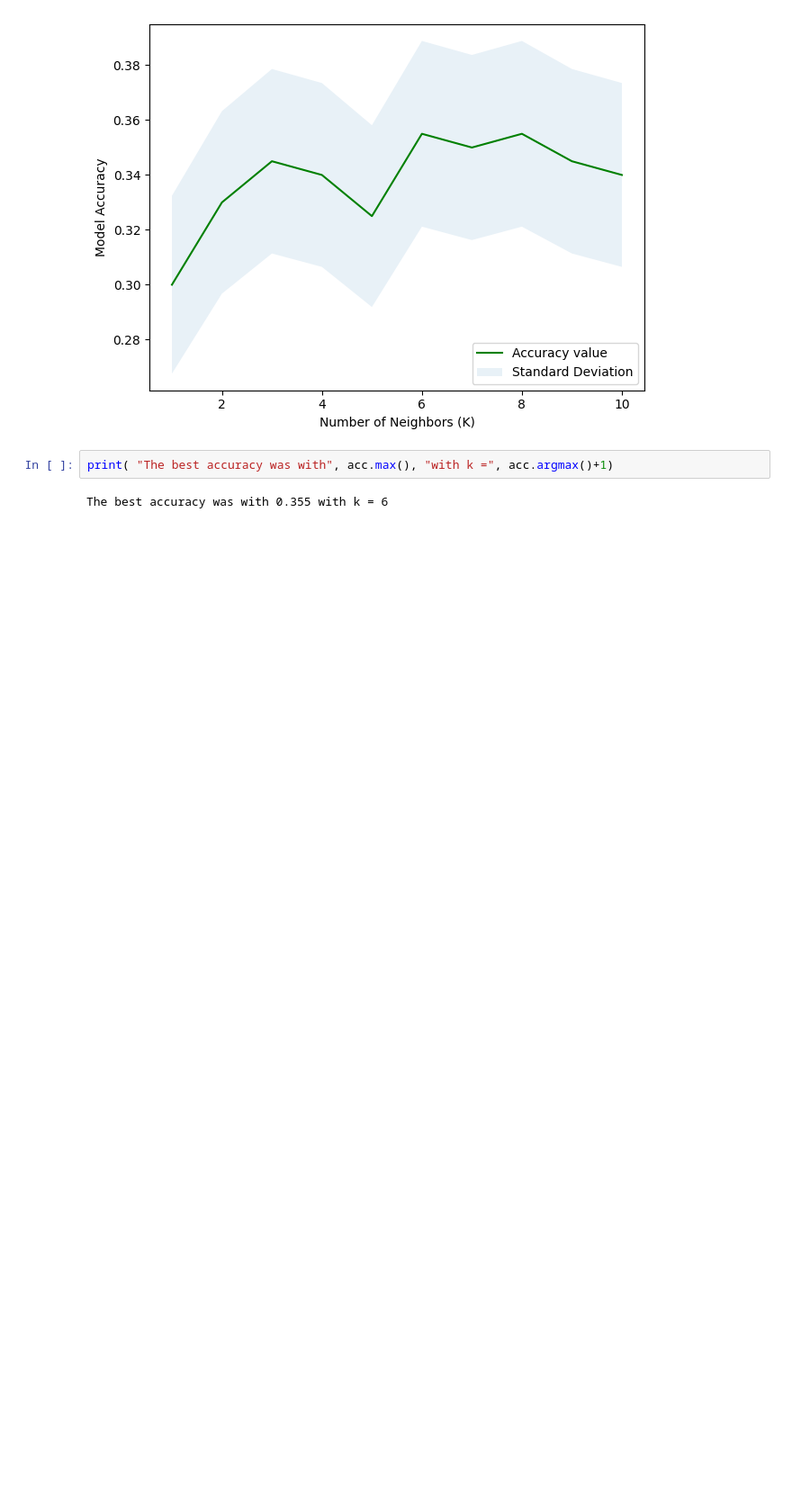
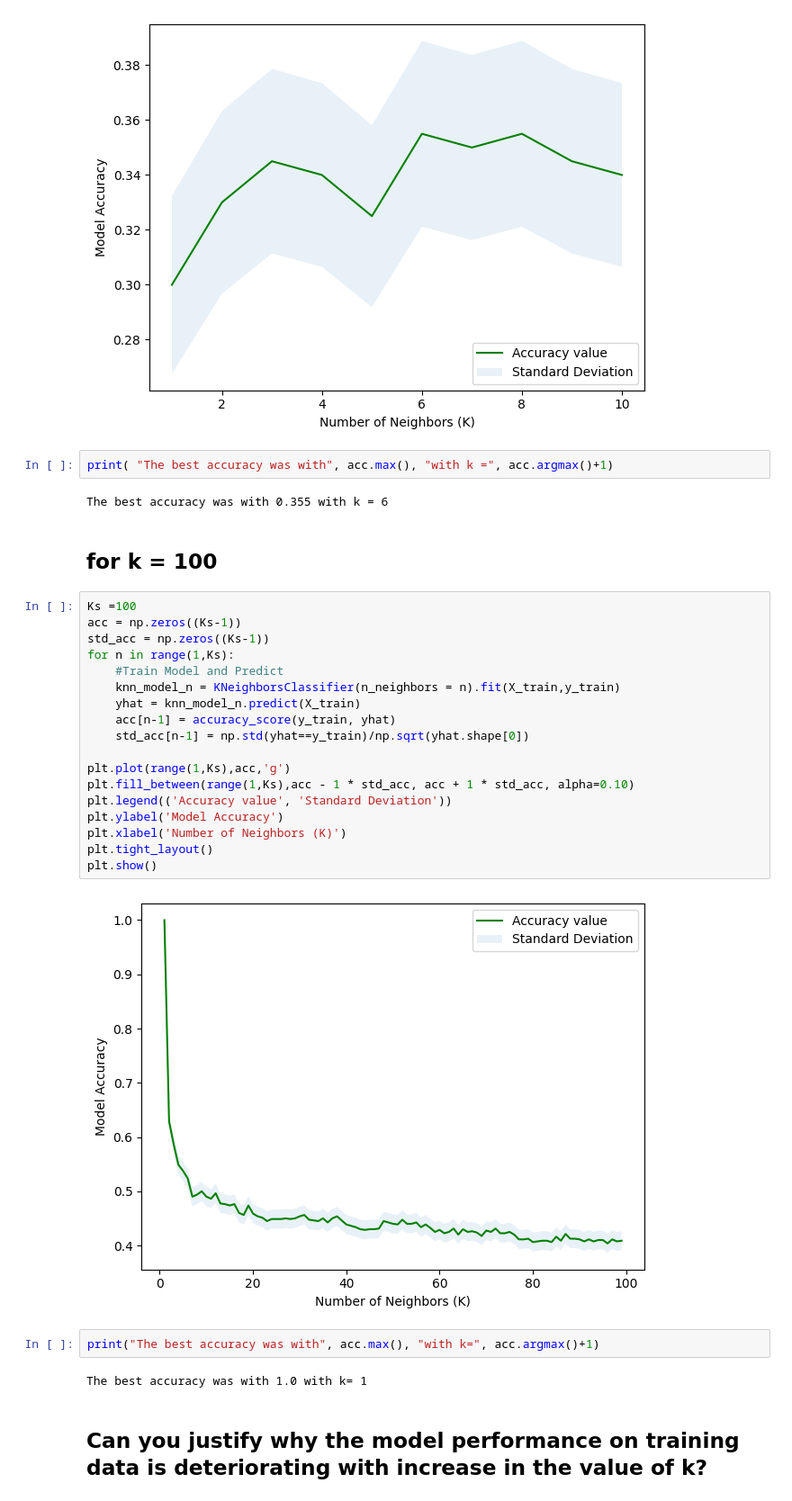
Before and after one commit to Sank3t-Pand3y/MachineLearning_Projects, a Jupyter notebook: K_Nearest_Neighbors_Classifier.ipynb, the cells around one changed output. Shown at 90% size. Saved outputs shown, nothing was run; the diff lists cells and outputs as text; blank space fills up the shorter version.

```diff
--- a/K_Nearest_Neighbors_Classifier.ipynb
+++ b/K_Nearest_Neighbors_Classifier.ipynb
@@ -210,3 +210,31 @@ plt.show()
 print( "The best accuracy was with", acc.max(), "with k =", acc.argmax()+1)
 # %% [output]
 The best accuracy was with 0.355 with k = 6
+# %% [markdown]
+## for k = 100
+# %%
+Ks =100
+acc = np.zeros((Ks-1))
+std_acc = np.zeros((Ks-1))
+for n in range(1,Ks):
+    #Train Model and Predict
+    knn_model_n = KNeighborsClassifier(n_neighbors = n).fit(X_train,y_train)
+    yhat = knn_model_n.predict(X_train)
+    acc[n-1] = accuracy_score(y_train, yhat)
+    std_acc[n-1] = np.std(yhat==y_train)/np.sqrt(yhat.shape[0])
+
+plt.plot(range(1,Ks),acc,'g')
+plt.fill_between(range(1,Ks),acc - 1 * std_acc, acc + 1 * std_acc, alpha=0.10)
+plt.legend(('Accuracy value', 'Standard Deviation'))
+plt.ylabel('Model Accuracy')
+plt.xlabel('Number of Neighbors (K)')
+plt.tight_layout()
+plt.show()
+# %% [output]
+[figure, added]
+# %%
+print("The best accuracy was with", acc.max(), "with k=", acc.argmax()+1)
+# %% [output]
+The best accuracy was with 1.0 with k= 1
+# %% [markdown]
+## Can you justify why the model performance on training data is deteriorating with increase in the value of k?
```
Also changed, not shown: parts of 3 cells of this notebook.
